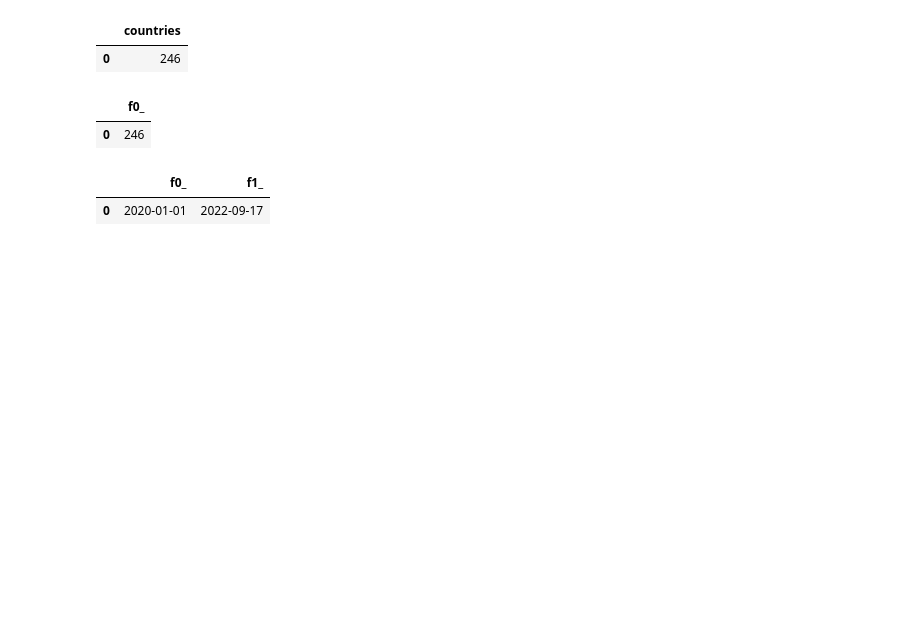
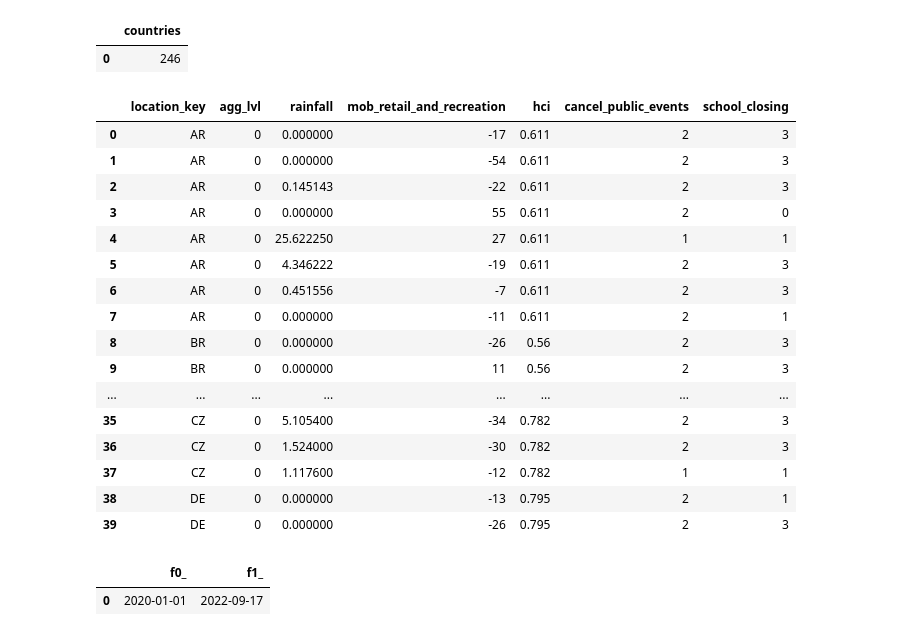
Before and after one commit to piooz/BigData, a Jupyter notebook: zad1/Untitled.ipynb, the cells around one changed output. Cells and saved outputs as stored; diff of their text form; code cells hidden in the pictures; blank space fills up the shorter version.

```diff
--- a/zad1/Untitled.ipynb
+++ b/zad1/Untitled.ipynb
@@ -50,13 +50,44 @@ query_result.to_dataframe()
 # %%
 # 3.3 Sprawdź, w jaki sposób zapisywane są nietypowe wartości liczbowe. TODO
 
-q1 = ("select count(distinct country_name) from`bigquery-public-data.covid19_open_data.covid19_open_data`")
+
+
+q1 = ("""select
+location_key,
+aggregation_level agg_lvl,
+rainfall_mm rainfall,
+mobility_workplaces mob_retail_and_recreation,
+human_capital_index hci,
+cancel_public_events,
+school_closing,
+facial_coverings,
+lawatlas_mitigation_policy
+
+from`bigquery-public-data.covid19_open_data.covid19_open_data`
+where aggregation_level = 0
+limit 40
+""")
 query_job = client.query(q1)
 query_result = query_job.result()
 query_result.to_dataframe()
 # %% [output]
-|  | f0_ |
-| 0 | 246 |
+|  | location_key | agg_lvl | rainfall | mob_retail_and_recreation | hci | cancel_public_events | school_closing |
+| 0 | AR | 0 | 0.000000 | -17 | 0.611 | 2 | 3 |
+| 1 | AR | 0 | 0.000000 | -54 | 0.611 | 2 | 3 |
+| 2 | AR | 0 | 0.145143 | -22 | 0.611 | 2 | 3 |
+| 3 | AR | 0 | 0.000000 | 55 | 0.611 | 2 | 0 |
+| 4 | AR | 0 | 25.622250 | 27 | 0.611 | 1 | 1 |
+| 5 | AR | 0 | 4.346222 | -19 | 0.611 | 2 | 3 |
+| 6 | AR | 0 | 0.451556 | -7 | 0.611 | 2 | 3 |
+| 7 | AR | 0 | 0.000000 | -11 | 0.611 | 2 | 1 |
+| 8 | BR | 0 | 0.000000 | -26 | 0.56 | 2 | 3 |
+| 9 | BR | 0 | 0.000000 | 11 | 0.56 | 2 | 3 |
+| ... | ... | ... | ... | ... | ... | ... | ... |
+| 35 | CZ | 0 | 5.105400 | -34 | 0.782 | 2 | 3 |
+| 36 | CZ | 0 | 1.524000 | -30 | 0.782 | 2 | 3 |
+| 37 | CZ | 0 | 1.117600 | -12 | 0.782 | 1 | 1 |
+| 38 | DE | 0 | 0.000000 | -13 | 0.795 | 2 | 1 |
+| 39 | DE | 0 | 0.000000 | -26 | 0.795 | 2 | 3 |
 # %%
 # 3.4.1  przedziały czasowe
 q1 = ("select min(date), max(date) from`bigquery-public-data.covid19_open_data.covid19_open_data`")
```
Also changed, not shown: parts of 10 cells of this notebook.
